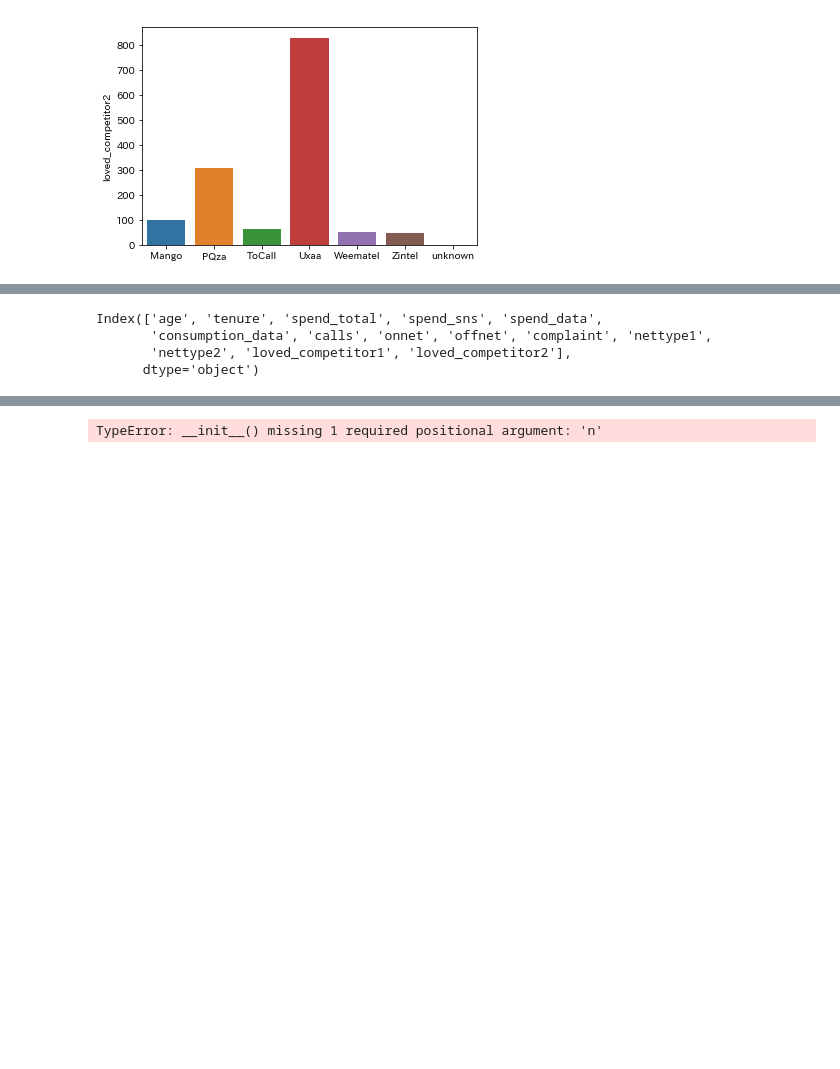
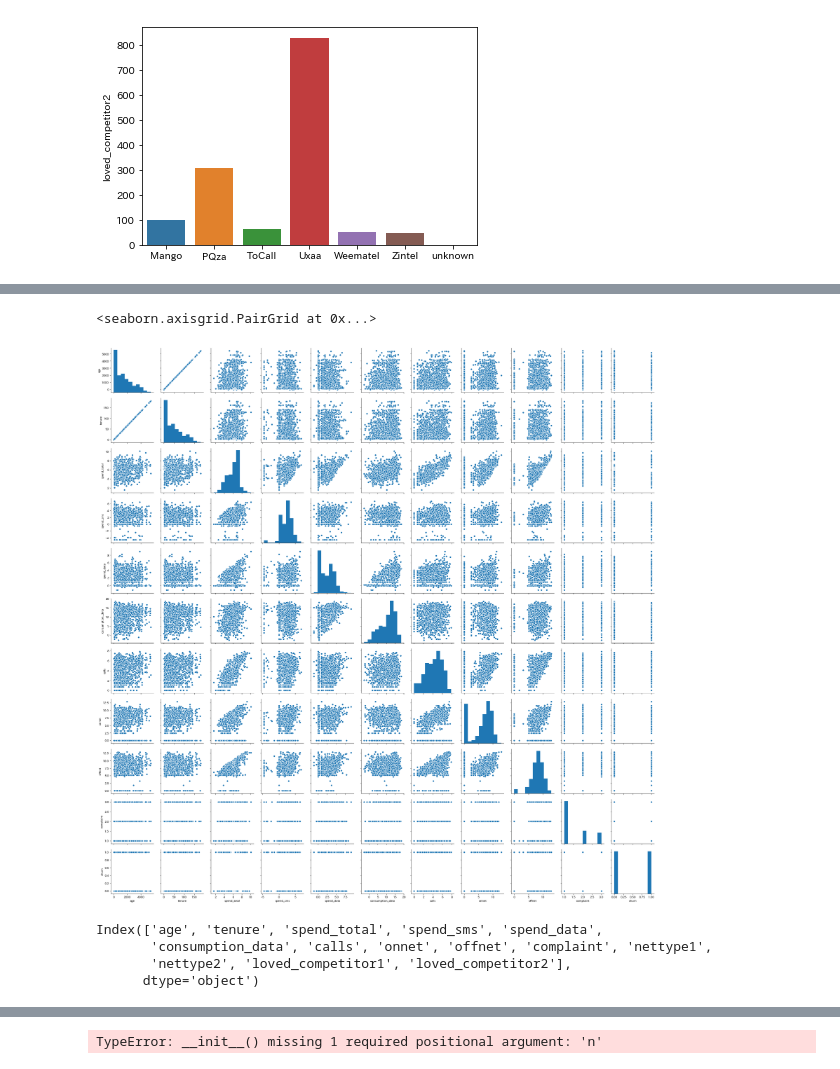
Before and after one commit to 3ign0n/hw8, a Jupyter notebook: index.ipynb, the cells around one changed output, grey strips where cells are left out. Drawn from its saved outputs; the diff is of its cells as text; code cells hidden in the pictures; blank space fills up the shorter version.

```diff
--- a/index.ipynb
+++ b/index.ipynb
@@ -281,7 +279,7 @@ sns.barplot(x=df1.loved_competitor2.value_counts().index, y=df1.loved_competitor
 # %%
 df2 = df1
 df2.spend_total = np.log(df2.spend_total)
-df2.spend_sns = np.log(df2.spend_sns)
+df2.spend_sms = np.log(df2.spend_sms)
 df2.spend_data = np.log(df2.spend_data)
 df2.consumption_data = np.log(df2.consumption_data)
 df2.calls = np.log(df2.calls)
@@ -289,6 +287,4 @@ df2.onnet = np.log(df2.onnet)
 df2.offnet = np.log(df2.offnet)
 
 df2.head()
-
-df2.spend_total.shape[0]
 # %% [output]
@@ -295,0 +297,7 @@ df2.spend_total.shape[0]
+# %%
+df2.spend_sms[np.isneginf(df2.spend_sms)] = 0
+df2.spend_data[np.isneginf(df2.spend_data)] = 0
+df2.consumption_data[np.isneginf(df2.consumption_data)] = 0
+df2.onnet[np.isneginf(df2.onnet)] = 0
+df2.offnet[np.isneginf(df2.offnet)] = 0
+df2.head()
@@ -296,3 +311,8 @@ df2.spend_total.shape[0]
+# %%
+sns.pairplot(df2)
+# %% [output]
+<seaborn.axisgrid.PairGrid at 0x...>
+[figure, added]
 # %%
 # kaggleに付いているTEST.CSVは、答えがないので、あとで当てはまり度を見るために、TRAIN.CSVの方をモデル作成用と、当てはめ用に分割
 df_train, df_test = train_test_split(df2, test_size=0.25)
@@ -303,10 +323,10 @@ df_train.shape
 df_test.head()
 df_test.shape
 
-explanatory = df1.drop(['churn'], axis=1).columns
+explanatory = df2.drop(['churn'], axis=1).columns
 explanatory
 # %% [output]
-Index(['age', 'tenure', 'spend_total', 'spend_sns', 'spend_data',
+Index(['age', 'tenure', 'spend_total', 'spend_sms', 'spend_data',
        'consumption_data', 'calls', 'onnet', 'offnet', 'complaint', 'nettype1',
        'nettype2', 'loved_competitor1', 'loved_competitor2'],
       dtype='object')
```
Also changed, not shown: parts of 9 cells of this notebook, 1 other file.
